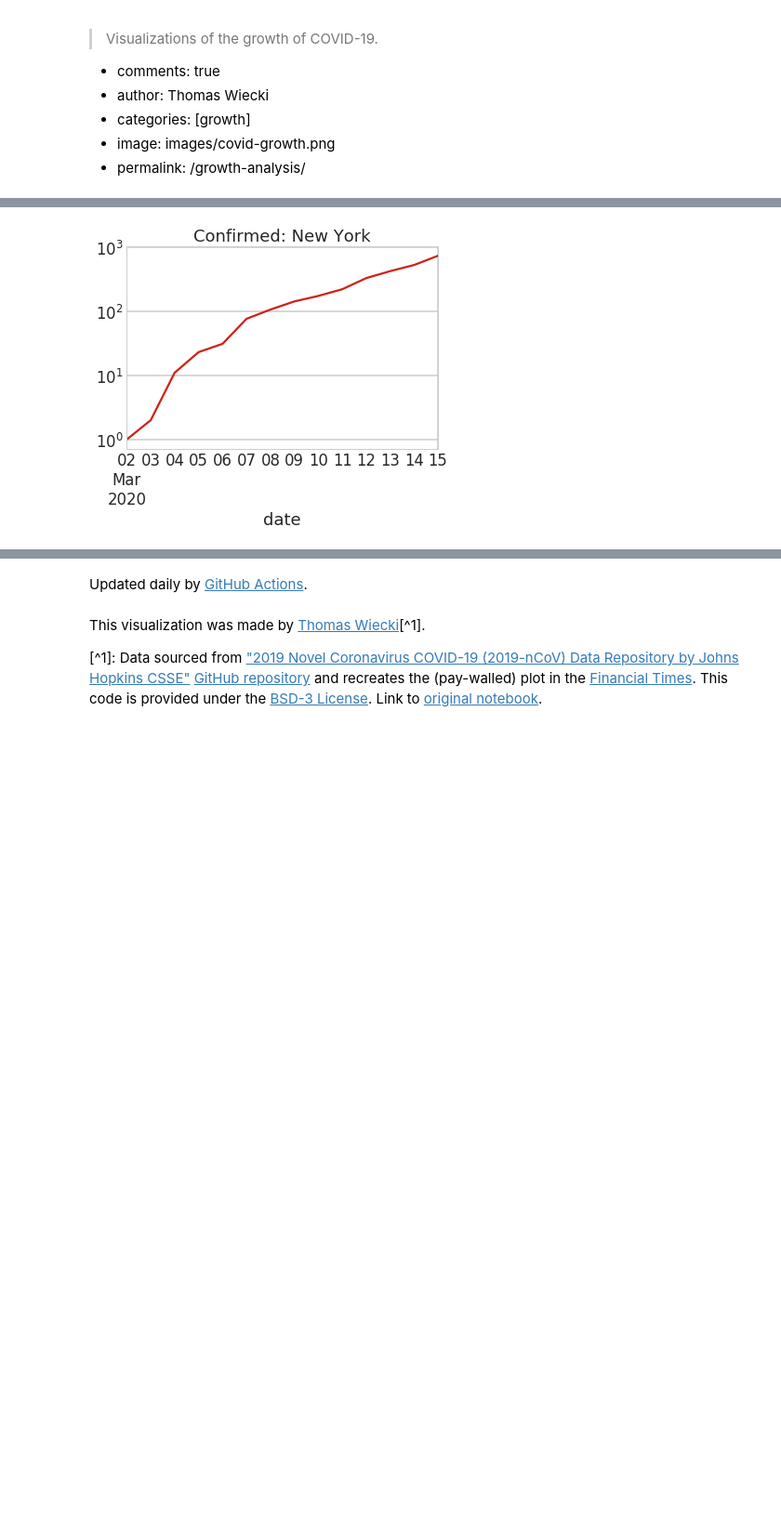
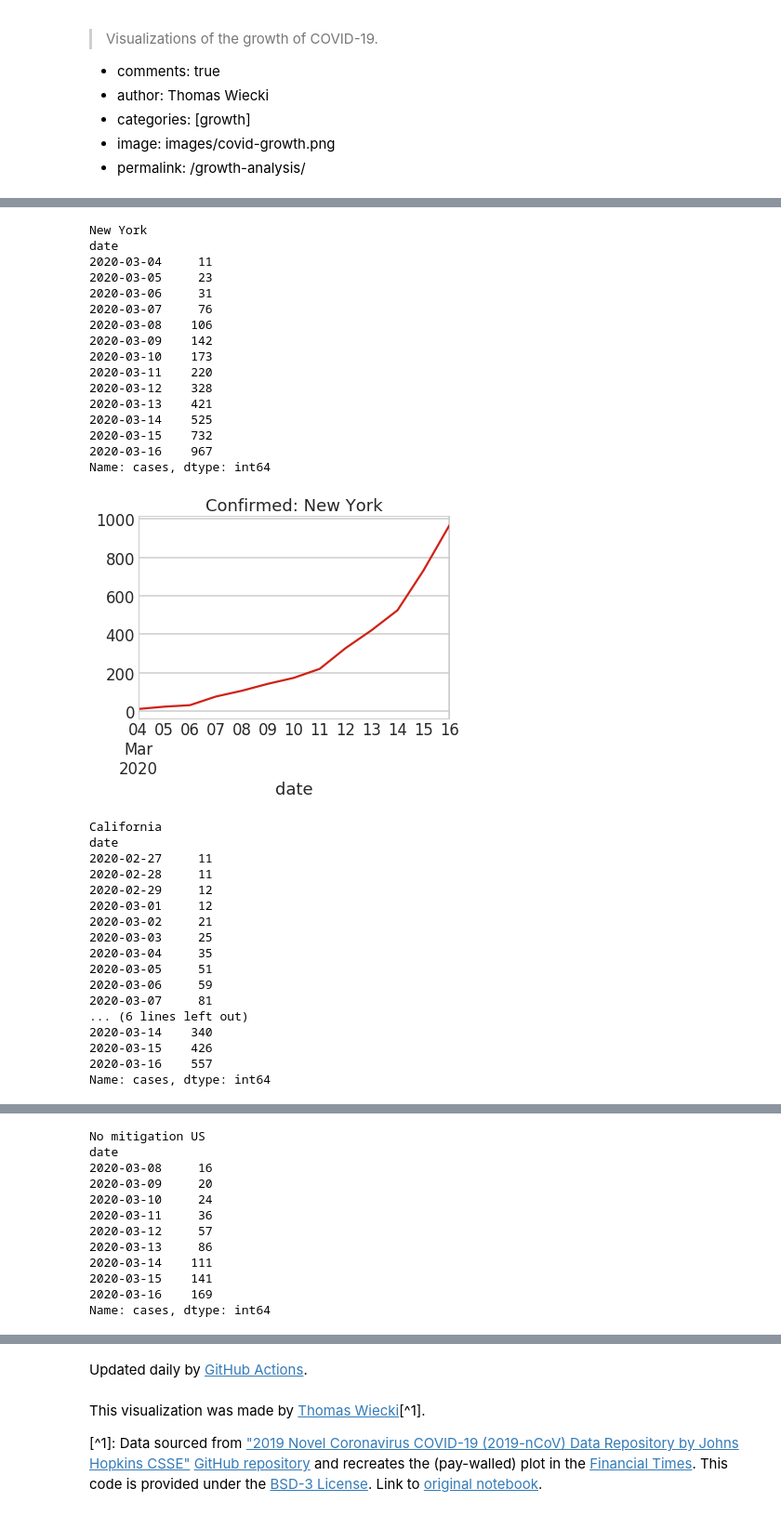
Before and after one commit to bensonlee5/covid19, a Jupyter notebook: covid19_growth.ipynb, the cells around one changed output, grey strips where cells are left out. Shown at 93% size. Cells and saved outputs as stored; diff of their text form; code cells hidden in the pictures; blank space fills up the shorter version.

```diff
--- a/covid19_growth.ipynb
+++ b/covid19_growth.ipynb
@@ -51,6 +51,8 @@ def load_timeseries(name,
 
     df_us = df.copy()
 
+    obs_states = ['California', 'New York', 'Washington',
+                  'Idaho', 'Missouri', 'Nebraska', 'Tennessee', 'Texas', 'Wyoming']
     df_us.loc[(df_us.state =='California') |
            (((df_us['state'].str.replace('.', '').str[-2:]) == 'CA') &
             (df_us['country'] == 'US')), 'country'] = 'California'
@@ -66,7 +68,21 @@ def load_timeseries(name,
             (df_us['country'] == 'US')), 'country'] = 'Washington'
     df_us.loc[df_us.state =='Washington', 'state'] = np.nan
 
-    df_us = df_us[df_us['country'].isin(['California', 'New York', 'Washington'])].copy()
+    df_us.loc[(df_us.state =='Maryland') |
+           (((df_us['state'].str.replace('.', '').str[-2:]) == 'MD') &
+            (df_us['country'] == 'US')), 'country'] = 'Maryland'
+    df_us.loc[df_us.state =='Maryland', 'state'] = np.nan
+
+    df_us.loc[(df_us.state.isin(['Idaho', 'Missouri', 'Nebraska', 'Tennessee', 'Texas', 'Wyoming'])) |
+           (((df_us['state'].str.replace('.', '').str[-2:]).isin(
+               ['ID', 'MO', 'NE', 'TN', 'TX', 'WY'])) &
+            (df_us['country'] == 'US')), 'country'] = 'No mitigation US'
+    df_us.loc[df_us.state =='No mitigation US', 'state'] = np.nan
+
+
+    df_us = df_us[df_us['country'].isin(['California', 'New York', 'Washington',
+                                         'Maryland',
+                                         'No mitigation US'])].copy()
 
 #     # Move CA, WA,  to country level
 #     df_us = df[df['country'] == 'US'].copy()
@@ -135,7 +151,7 @@ european_countries = ['Italy', 'Germany', 'France (total)', 'Spain', 'United Kin
 large_engl_countries = ['US (total)', 'Canada (total)', 'Australia (total)']
 asian_countries = ['Singapore', 'Japan', 'Korea, South', 'Hong Kong']
 south_american_countries = ['Argentina', 'Brazil', 'Colombia', 'Chile']
-us_states = ['Washington', 'New York', 'California']
+us_states = ['Washington', 'New York', 'California', 'No mitigation US']
 
 # country_groups = [european_countries, large_engl_countries, asian_countries, south_american_countries, us_states]
 country_groups = [european_countries, large_engl_countries, asian_countries, us_states]
@@ -231,6 +245,8 @@ country = 'New York'
 # %%
-for c in ['Washington', 'New York', 'California']:
-    df_confirmed.loc[lambda x: (x.country == f'{country}') & (x.cases > 0)].cases.plot(title=f'Confirmed: {c}')
-    plt.yscale('log')
+for c in ['Washington', 'New York', 'California', 'No mitigation US', 'Maryland', 'US (total)']:
+    print(c)
+    print(df_confirmed.loc[lambda x: (x.country == c) & (x.cases > 10)]['cases'])
+    df_confirmed.loc[lambda x: (x.country == f'{c}') & (x.cases > 10)].cases.plot(title=f'Confirmed: {c}')
+#     plt.yscale('log')
     plt.show()
 # %% [output]
@@ -238 +273,34 @@ for c in ['Washington', 'New York', 'California']:
+New York
+date
+2020-03-04     11
+2020-03-05     23
+2020-03-06     31
+2020-03-07     76
+2020-03-08    106
+2020-03-09    142
+2020-03-10    173
+2020-03-11    220
+2020-03-12    328
+2020-03-13    421
+2020-03-14    525
+2020-03-15    732
+2020-03-16    967
+Name: cases, dtype: int64
-[figure, old version]
+[figure, new version]
+California
+date
+2020-02-27     11
+2020-02-28     11
+2020-02-29     12
+2020-03-01     12
+2020-03-02     21
+2020-03-03     25
+2020-03-04     35
+2020-03-05     51
+2020-03-06     59
+2020-03-07     81
+... (6 lines left out)
+2020-03-14    340
+2020-03-15    426
+2020-03-16    557
+Name: cases, dtype: int64
@@ -239,0 +308,12 @@ for c in ['Washington', 'New York', 'California']:
+No mitigation US
+date
+2020-03-08     16
+2020-03-09     20
+2020-03-10     24
+2020-03-11     36
+2020-03-12     57
+2020-03-13     86
+2020-03-14    111
+2020-03-15    141
+2020-03-16    169
+Name: cases, dtype: int64
```
Also changed, not shown: parts of 8 cells of this notebook.
